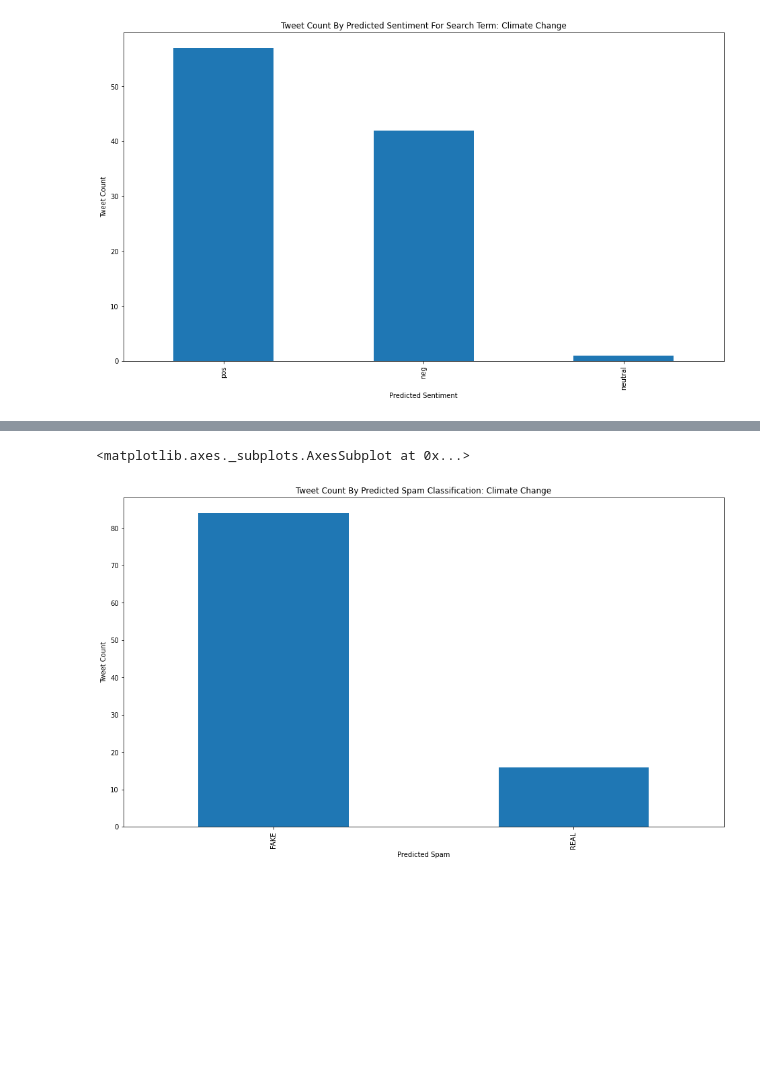
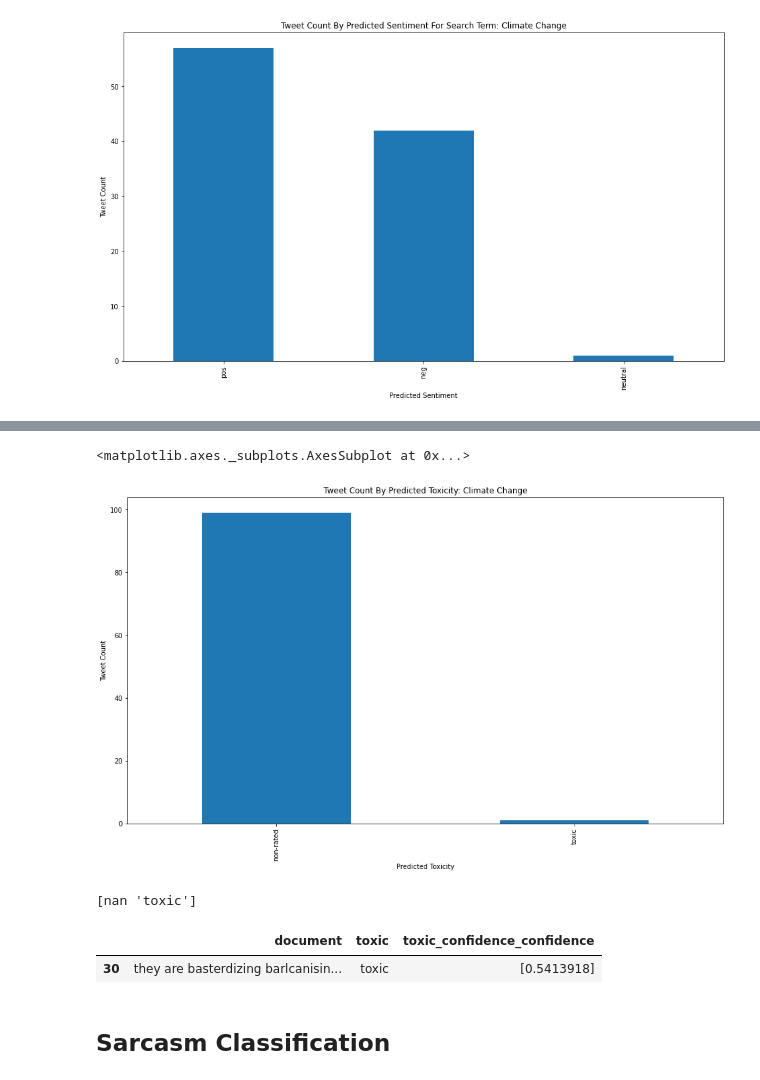
Before and after one commit to DUbennett/analysis, a Jupyter notebook: Tweet_Analysis.ipynb, the cells around one changed output, grey strips where cells are left out. Saved outputs shown, nothing was run; the diff lists cells and outputs as text; code cells hidden in the pictures; blank space fills up the shorter version.

```diff
--- a/Tweet_Analysis.ipynb
+++ b/Tweet_Analysis.ipynb
@@ -565,0 +550,4 @@ NameError: ignored
+# %%
+ spam = nlu.load('en.classify.spam')
+ spam_df = spam.predict(tweets_df.clean_tweet, output_level='document')
+ spam_df.head()
@@ -566,5 +582,5 @@ NameError: ignored
 # %%
-tweets_df = tweets_df.join(fake_news_text)
+tweets_df = tweets_df.join(spam_df)
 tweets_df.drop('document', inplace=True, axis =1)
-tweets_df
+tweets_df.head()
 # %% [output]
@@ -584,5 +604,5 @@ tweets_df
 # %%
- spam = nlu.load('en.classify.spam')
- spam_df = spam.predict(tweets_df.clean_tweet, output_level='document')
- spam_df
+toxic = nlu.load('en.classify.toxic')
+toxic_df = toxic.predict(tweets_df.clean_tweet, output_level='document')
+toxic_df.head()
 # %% [output]
@@ -610,0 +645,4 @@ Approximate size to download 354.6 KB
+# %%
+toxic_df = toxic_df.explode('toxic')
+toxic_df['toxic'] = toxic_df['toxic'].replace(np.nan, 'non-rated')
+toxic_df.head()
@@ -611,5 +656,13 @@ Approximate size to download 354.6 KB
 # %%
-fake_news_text.fakenews.value_counts().plot.bar(title =('Tweet Count by Predicted Spam Classification: ' + search_term).title(), xlabel = 'Predicted Spam', ylabel = "Tweet Count")
+toxic_df.toxic.value_counts().plot.bar(title =('Tweet Count by Predicted Toxicity: ' + search_term).title(), xlabel = 'Predicted Toxicity', ylabel = "Tweet Count")
 # %% [output]
 <matplotlib.axes._subplots.AxesSubplot at 0x...>
-[figure, old version]
+[figure, new version]
+# %%
+toxic_df[toxic_df['toxic']=='toxic'].sample()
+# %% [output]
+[nan 'toxic']
+|  | document | toxic | toxic_confidence_confidence |
+| 30 | they are basterdizing barlcanisin... | toxic | [0.5413918] |
+# %% [markdown]
+## Sarcasm Classification
```
Also changed, not shown: parts of 82 cells of this notebook.
